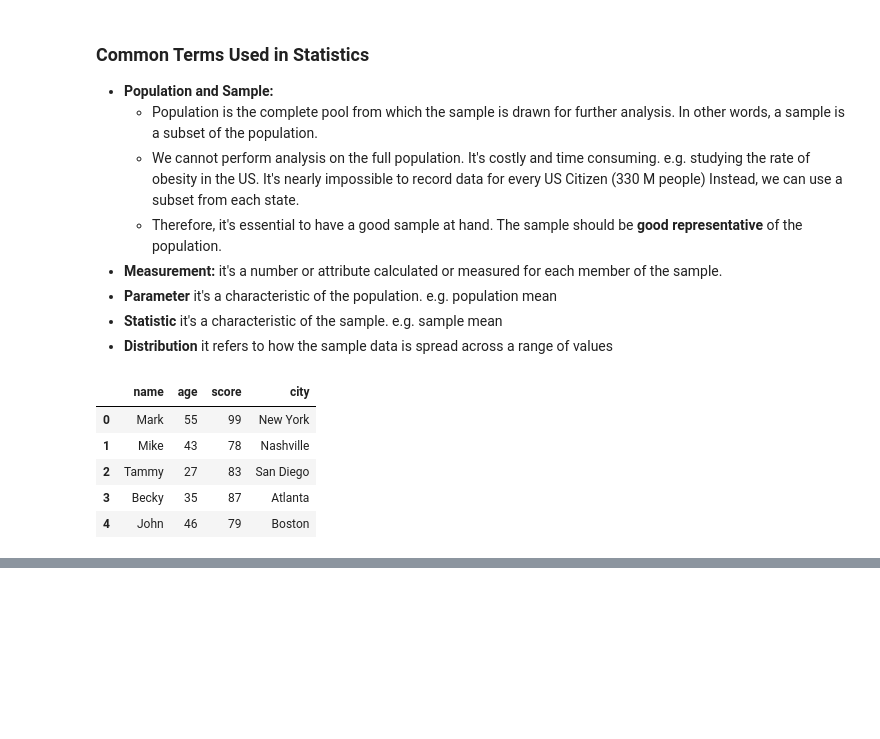
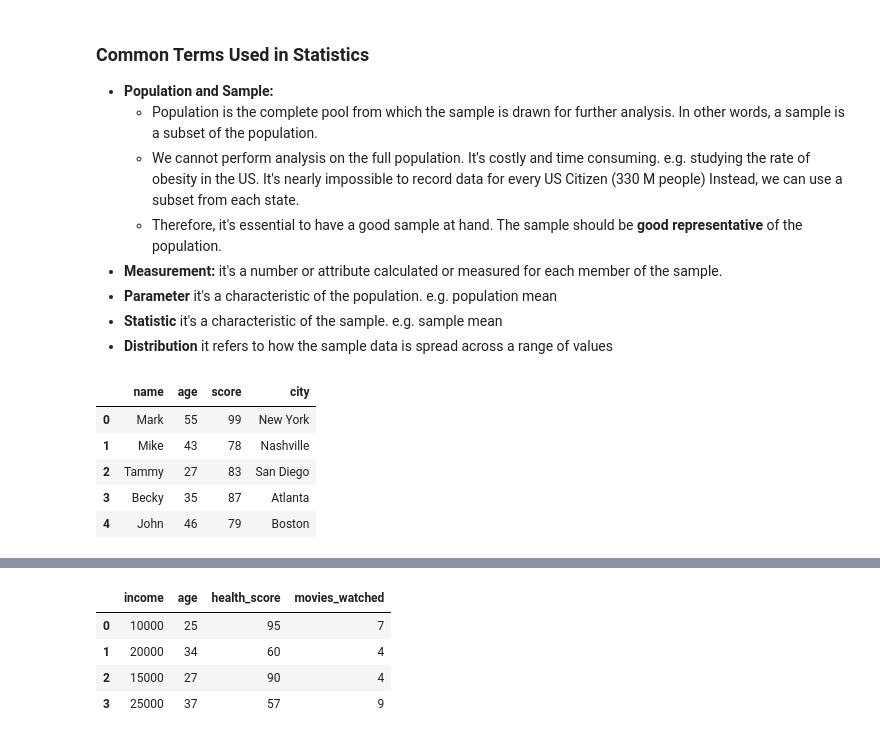
Before and after one commit to BasselD/ai-ml-training, a Jupyter notebook: 01_foundation/statistics/statistics_fundamentals.ipynb, the cells around one changed output, grey strips where cells are left out. Drawn from its saved outputs; the diff is of its cells as text; code cells hidden in the pictures; blank space fills up the shorter version.

```diff
--- a/01_foundation/statistics/statistics_fundamentals.ipynb
+++ b/01_foundation/statistics/statistics_fundamentals.ipynb
@@ -65,0 +401,16 @@ df
+# %%
+data = {
+            'income':[10000, 20000, 15000, 25000],
+            'age': [25, 34, 27, 37],
+            'health_score': [95, 60, 90, 57],
+            'movies_watched': [7,4,4,9]
+}
+
+df = pd.DataFrame(data)
+df
+# %% [output]
+|  | income | age | health_score | movies_watched |
+| 0 | 10000 | 25 | 95 | 7 |
+| 1 | 20000 | 34 | 60 | 4 |
+| 2 | 15000 | 27 | 90 | 4 |
+| 3 | 25000 | 37 | 57 | 9 |
```
Also changed, not shown: parts of 68 cells of this notebook.
